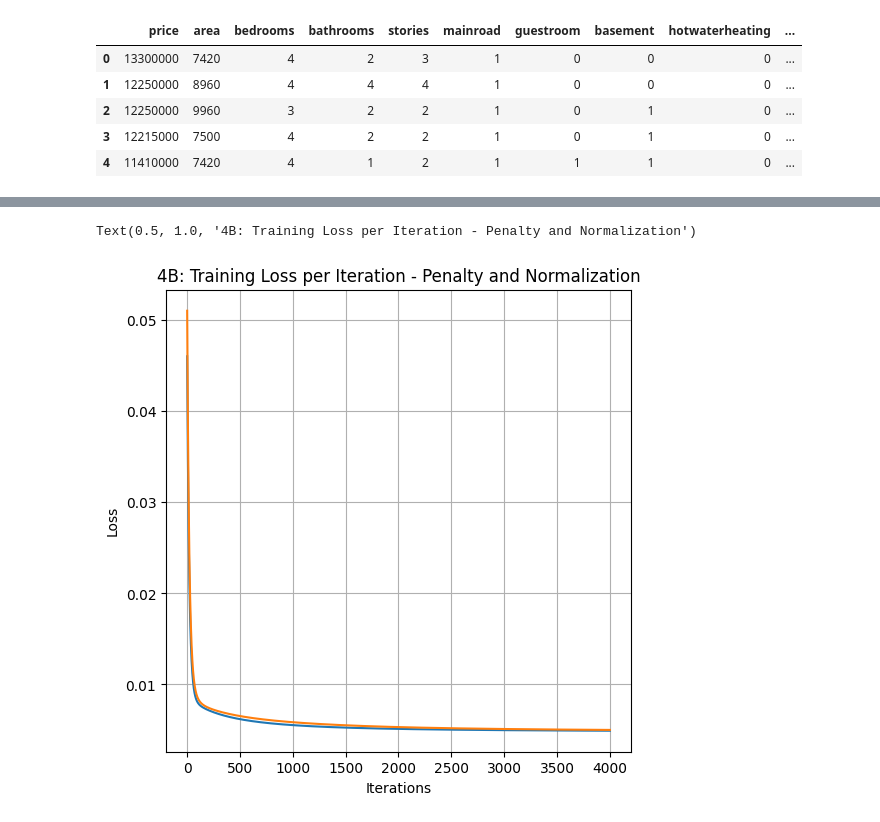
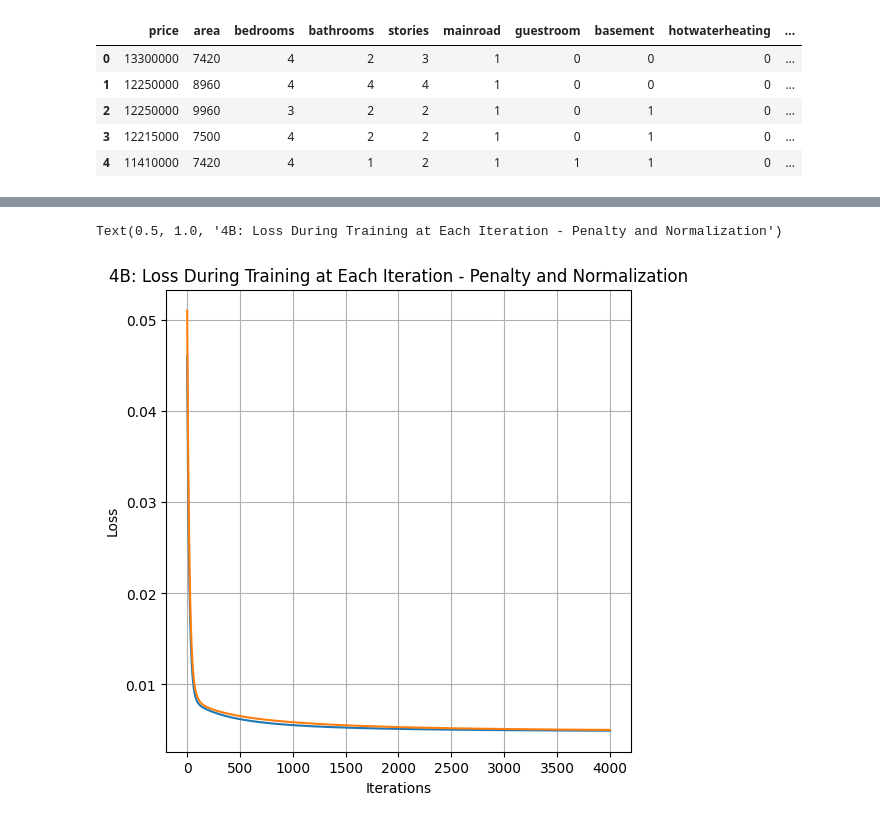
Before and after one commit to sirlapat/ML_Assignment1, a Jupyter notebook: ML_A2.ipynb, the cells around one changed output, grey strips where cells are left out. Drawn from its saved outputs; the diff is of its cells as text; code cells hidden in the pictures.

```diff
--- a/ML_A2.ipynb
+++ b/ML_A2.ipynb
@@ -506,10 +506,10 @@ theta, training_loss_hist, validation_loss_hist = penalty_linear_regression(X_nr
 # %%
 plt.plot(range(1, iterations + 1), training_loss_hist)
 plt.plot(range(1, iterations + 1), validation_loss_hist)
 plt.grid()
 plt.xlabel('Iterations')
 plt.ylabel('Loss')
-plt.title('4B: Training Loss per Iteration - Penalty and Normalization')
+plt.title('4B: Loss During Training at Each Iteration - Penalty and Normalization')
 # %% [output]
-Text(0.5, 1.0, '4B: Training Loss per Iteration - Penalty and Normalization')
+Text(0.5, 1.0, '4B: Loss During Training at Each Iteration - Penalty and Normalization')
-[figure, old version]
+[figure, new version]
```
Also changed, not shown: parts of 9 cells of this notebook.
